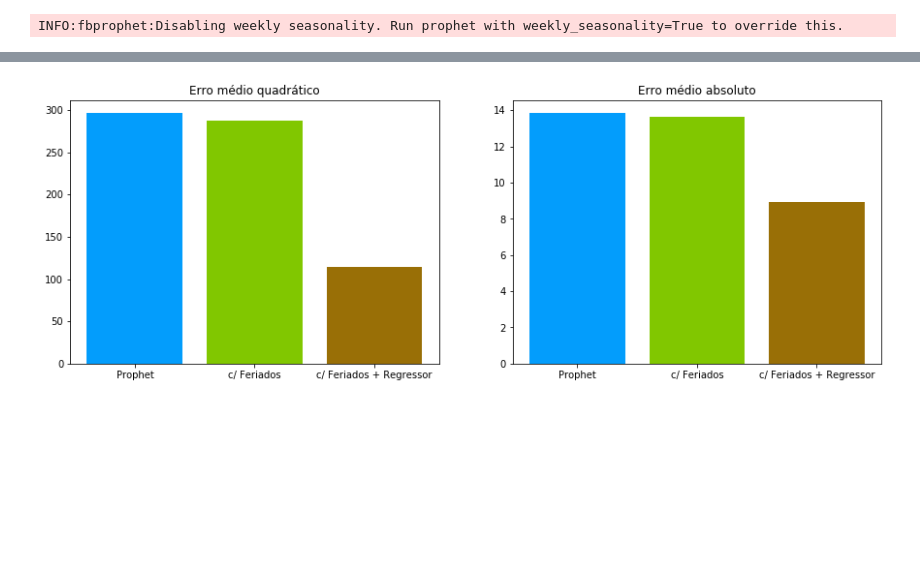
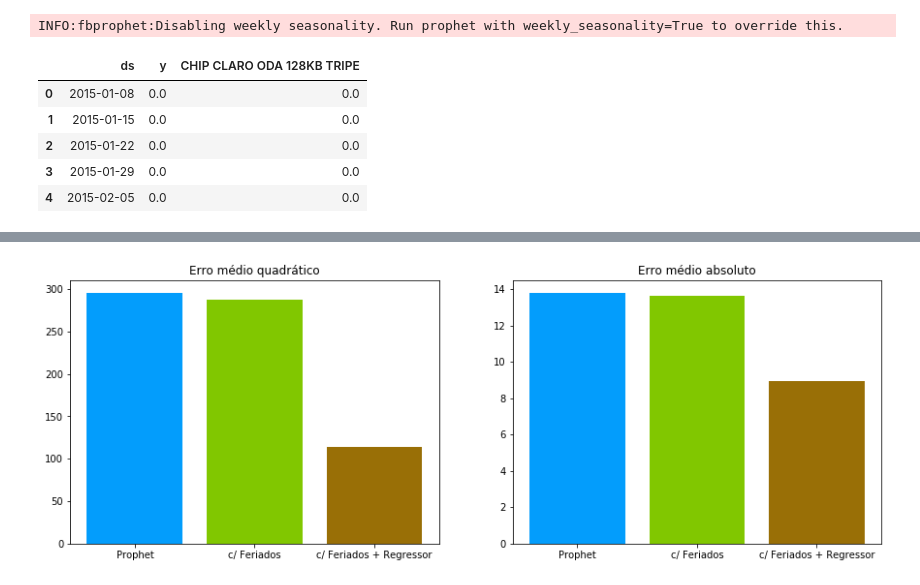
Before and after one commit to LuyzaDomingos/PrevisaoVendasFinalVersion, a Jupyter notebook: previsao/Celulares.ipynb, the cells around one changed output, grey strips where cells are left out. Drawn from its saved outputs; the diff is of its cells as text; code cells hidden in the pictures; blank space fills up the shorter version.

```diff
--- a/previsao/Celulares.ipynb
+++ b/previsao/Celulares.ipynb
@@ -582,6 +582,15 @@ future3['CHIP CLARO ODA 128KB TRIPE'] = dfrw['CHIP CLARO ODA 128KB TRIPE'].value
 forecast3 = ph3.predict(future3)
 # %% [output]
 INFO:fbprophet:Disabling weekly seasonality. Run prophet with weekly_seasonality=True to override this.
+# %%
+df2.head()
+# %% [output]
+|  | ds | y | CHIP CLARO ODA 128KB TRIPE |
+| 0 | 2015-01-08 | 0.0 | 0.0 |
+| 1 | 2015-01-15 | 0.0 | 0.0 |
+| 2 | 2015-01-22 | 0.0 | 0.0 |
+| 3 | 2015-01-29 | 0.0 | 0.0 |
+| 4 | 2015-02-05 | 0.0 | 0.0 |
 # %%
 r3 = forecast3[size_train:][['yhat', 'yhat_lower', 'yhat_upper']]
 r3.reset_index(inplace=True)
```
Also changed, not shown: parts of 10 cells of this notebook, 1 other file.
